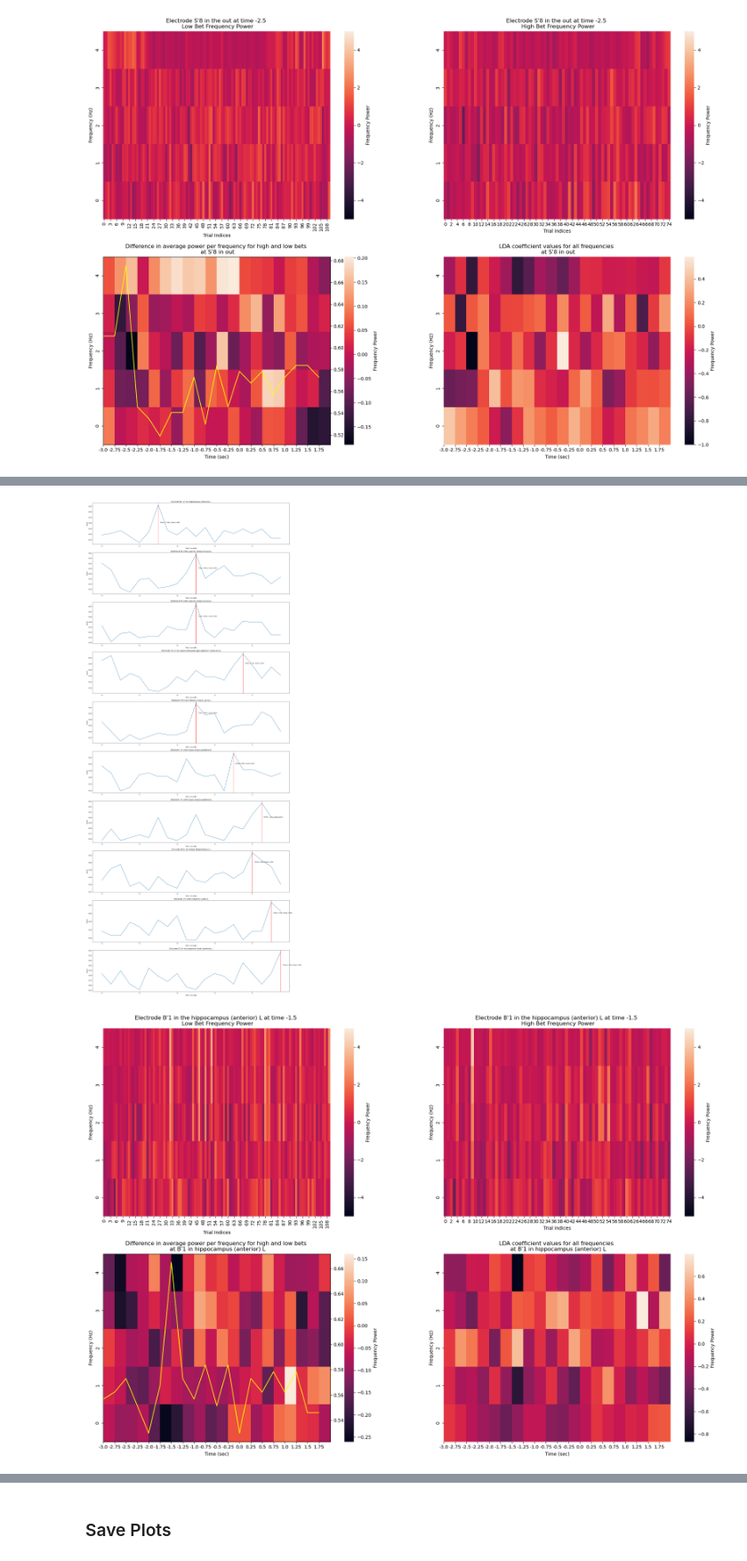
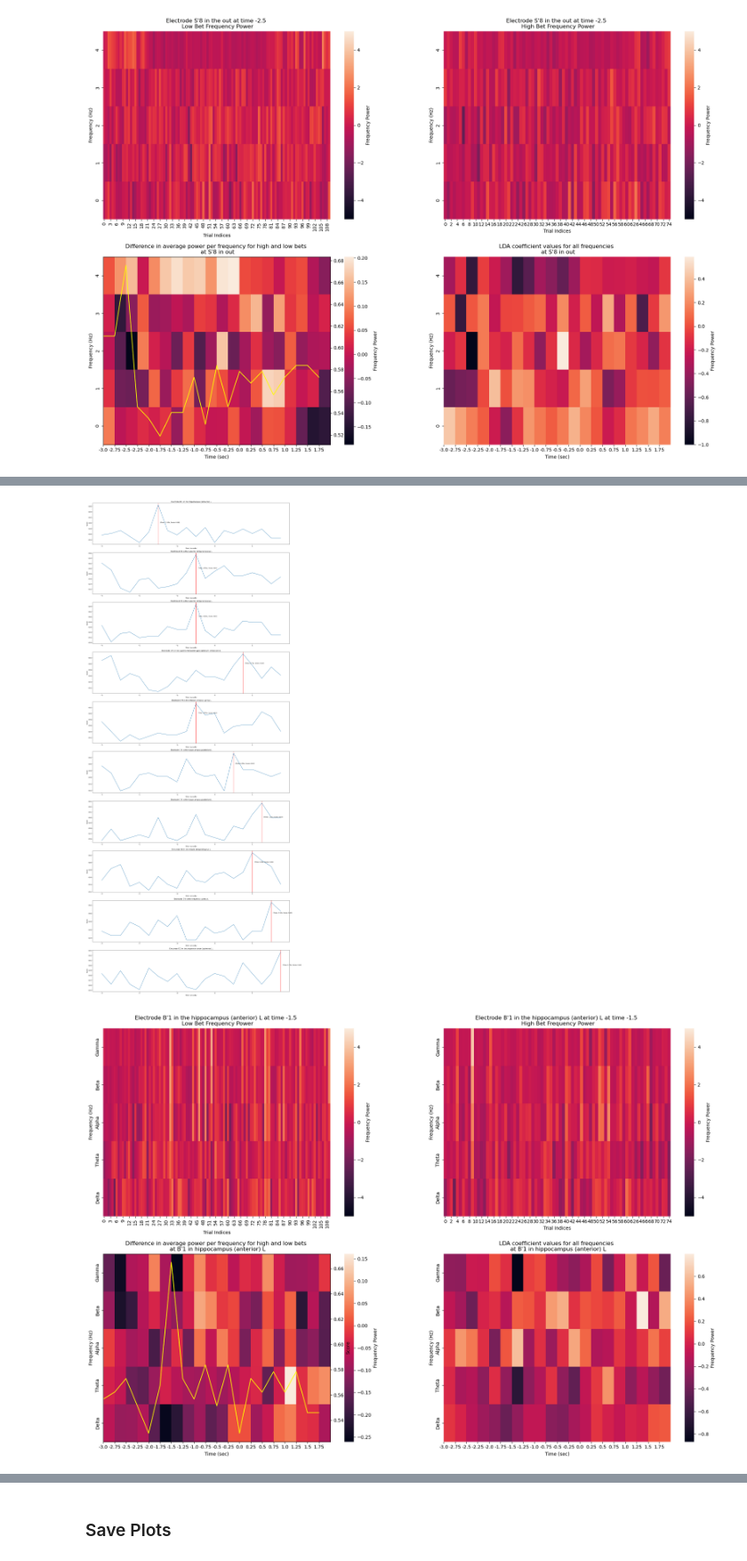
Before and after one commit to ncsl/decoding-decision-making, a Jupyter notebook: EFRI Data Analysis LDA.ipynb, the cells around one changed output, grey strips where cells are left out. Shown at 89% size. Saved outputs shown, nothing was run; the diff lists cells and outputs as text; code cells hidden in the pictures.

```diff
--- a/EFRI Data Analysis LDA.ipynb
+++ b/EFRI Data Analysis LDA.ipynb
@@ -360,8 +351,11 @@ def plot_power_heatmap(data, metrics, mean_scores_max_sorted, num_plots, elec_na
     xticks = np.linspace(0, rescaled_timesteps - 1, num=num_ticks, dtype=np.int_)
     xticklabels = np.around(np.linspace(0, rescaled_timesteps - 1, num=num_ticks, dtype=np.int_)/(20/time_resolution) - 3, decimals=2)
 
-    # yticks = np.linspace(0, num_freqs, num_y_ticks)
+    # yticks = np.linspace(0, num_freqs, 10)
     # yticklabels = np.logspace(np.log2(2),np.log2(150),num=num_y_ticks,base=2, dtype=np.int_)
+
+    # y-tick labels for EEG frequency bands
+    yticklabels = ["Delta", "Theta", "Alpha", "Beta", "Gamma"]
 
     for i, trial_data in enumerate(mean_scores_max_sorted[:num_plots]):
         channel, time, peak_accuracy = trial_data
@@ -383,17 +377,15 @@ def plot_power_heatmap(data, metrics, mean_scores_max_sorted, num_plots, elec_na
         sns.heatmap(diff_bet_powers.T, ax=axs[1][0], cbar_kws={"label": "Frequency Power"})
         axs[1][0].set_title('Difference in average power per frequency for high and low bets \n at %s in %s' %(elec_names[i], elec_areas[i]))
         axs[1][0].set(xlabel="Time (sec)", ylabel="Frequency (Hz)")
+        axs[1][0].set_xticks(xticks, labels = xticklabels)
         ax = axs[1][0].twinx()
         sns.lineplot(x=np.arange(0,rescaled_timesteps), y=metrics['Mean Scores'][int(channel)], color='yellow', ax=ax)
-        axs[1][0].set_xticks(xticks, labels = xticklabels)
-        # axs[1][0].set_xticklabels(xticklabels)
+        ax.set_ylabel('Score')
 
         sns.heatmap(lda_coef.T, ax=axs[1][1], cbar_kws={"label": "Frequency Power"})
         axs[1][1].set_title('LDA coefficient values for all frequencies \n at %s in %s' %(elec_names[i], elec_areas[i]))
         axs[1][1].set(xlabel="Time (sec)", ylabel="Frequency (Hz)")
         axs[1][1].set_xticks(xticks, labels = xticklabels)
-        # axs[1][1].set_xticklabels(xticklabels)
-
 
         for axs_ in axs:
             for ax in axs_:
@@ -401,7 +393,7 @@ def plot_power_heatmap(data, metrics, mean_scores_max_sorted, num_plots, elec_na
                 # ax.set_xticks(xticks)
                 # ax.set_xticklabels(xticklabels)
                 # ax.set_yticks(yticks)
-                # ax.set_yticklabels(yticklabels)
+                ax.set_yticklabels(yticklabels)
 
         plt.savefig(out_path + f'_heatmap_{i}')
         plt.show()
@@ -416,9 +408,9 @@ def plot_scores(data, metrics, elec_names, elec_areas, num_channels = 10, filter
     plot_sorted_scores_per_channel(data, metrics, mean_scores_max_sorted, num_channels, elec_names_sorted, elec_areas_sorted, out_path_plots)
     plot_power_heatmap(data, metrics, mean_scores_max_sorted, num_channels, elec_names_sorted, elec_areas_sorted, out_path_plots)
 # %%
-plot_scores(data, metrics, elec_names, elec_areas, num_channels= 10, filter_channels=True, out_path_plots=out_path_plots)
+plot_scores(f_band_data, metrics, elec_names, elec_areas, num_channels= 10, filter_channels=True, out_path_plots=out_path_plots)
 # %% [output]
 [figure]
 [figure]
 [figure]
-[figure, old version]
+[figure, new version]
```
Also changed, not shown: parts of 5 cells of this notebook, 1 other file.
